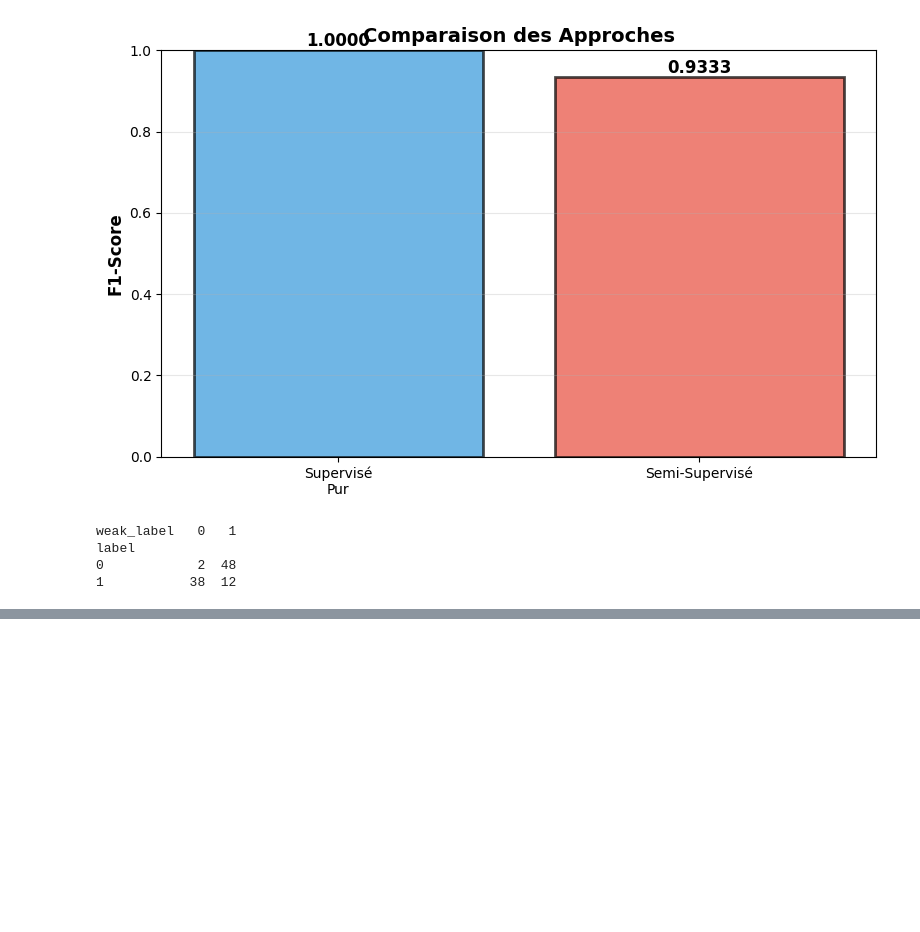
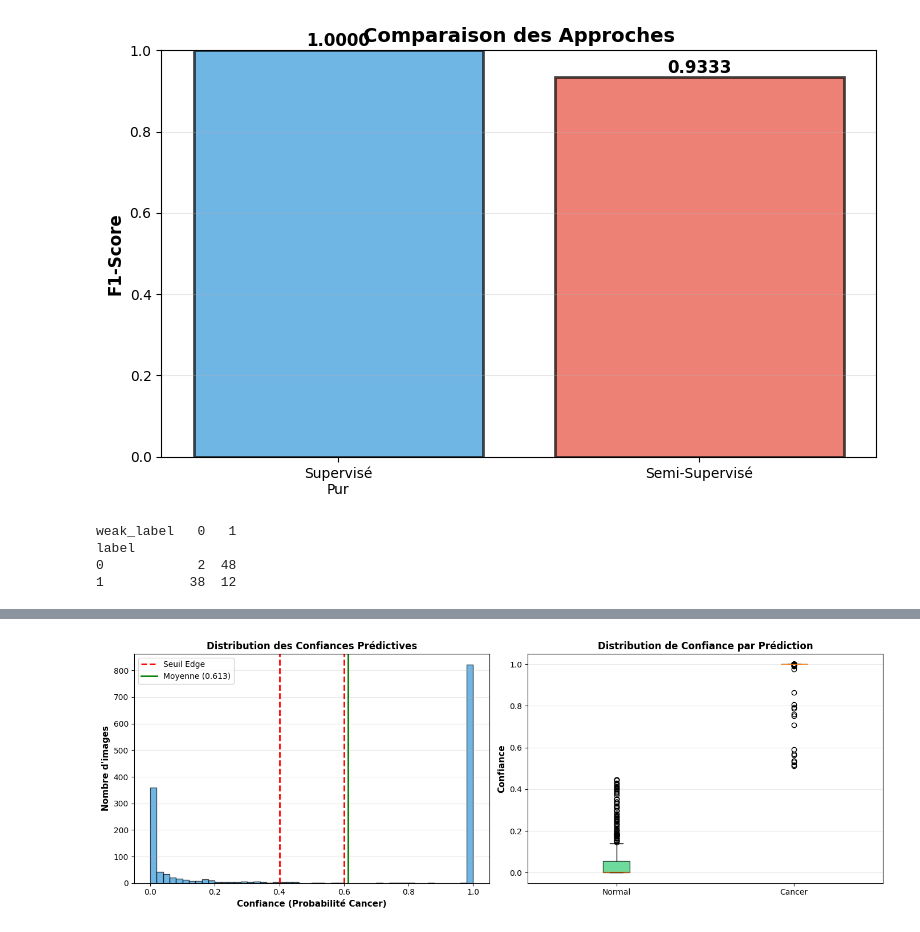
Before and after one commit to XavierCoulon/OC_P10_SSL_BrainScanAI, a Jupyter notebook: notebooks/04_semi_supervised_approach.ipynb, the cells around one changed output, grey strips where cells are left out. Cells and saved outputs as stored; diff of their text form; code cells hidden in the pictures; blank space fills up the shorter version.

Commit message:
add softmax prob

```diff
--- a/notebooks/04_semi_supervised_approach.ipynb
+++ b/notebooks/04_semi_supervised_approach.ipynb
@@ -297,3 +298,93 @@ weak_label   0   1
 label
 0            2  48
 1           38  12
+# %%
+## Analyse de l'Incertitude sur les Images Non-Labellisées
+
+# 1. On passe le modèle en mode évaluation
+model_semi.eval()
+confidences = []
+predictions = []
+
+print("Analyse de l'incertitude sur les 1 406 images non-labellisées...")
+
+with torch.no_grad():
+    # On parcourt le loader des images non labellisées (weak)
+    for images, _ in loader_weak:
+        images = images.to(device)
+        outputs = model_semi(images)
+
+        # On calcule les probabilités (Softmax)
+        probs = F.softmax(outputs, dim=1)
+
+        # On stocke les probabilités pour cancer et les prédictions
+        p_cancer = probs[:, 1]
+        preds = torch.argmax(outputs, dim=1)
+
+        confidences.extend(p_cancer.cpu().numpy())
+        predictions.extend(preds.cpu().numpy())
+
+confidences = np.array(confidences)
+predictions = np.array(predictions)
+
+# 2. Analyse statistique
+print("\n" + "="*60)
+print("STATISTIQUES DE CONFIANCE")
+print("="*60)
+print(f"Confiance moyenne : {confidences.mean():.4f}")
+print(f"Écart-type : {confidences.std():.4f}")
+print(f"Min - Max : [{confidences.min():.4f}, {confidences.max():.4f}]")
+
+# 3. Identification des cas "edge" (indécis)
+edge_threshold_low = 0.4
+edge_threshold_high = 0.6
+is_edge = (confidences > edge_threshold_low) & (confidences < edge_threshold_high)
+n_edge = is_edge.sum()
+
+print(f"\n📊 Cas 'Edge' (confiance entre {edge_threshold_low} et {edge_threshold_high})")
+print(f"   Nombre : {n_edge} images")
+print(f"   Proportion : {(n_edge/len(confidences))*100:.2f}% du dataset")
+
+# 4. Autres statistiques
+high_confidence = confidences > 0.8
+low_confidence = confidences < 0.2
+
+print(f"\n🔥 Très haute confiance (> 0.8) : {high_confidence.sum()} images ({high_confidence.sum()/len(confidences)*100:.2f}%)")
+print(f"❄️  Très basse confiance (< 0.2) : {low_confidence.sum()} images ({low_confidence.sum()/len(confidences)*100:.2f}%)")
+
+# 5. Distribution des prédictions
+n_normal = (predictions == 0).sum()
+n_cancer = (predictions == 1).sum()
+print(f"\n📌 Distribution des prédictions sur images non-labellisées :")
+print(f"   Normal : {n_normal} ({n_normal/len(predictions)*100:.2f}%)")
+print(f"   Cancer : {n_cancer} ({n_cancer/len(predictions)*100:.2f}%)")
+
+# 6. Visualisation
+fig, axes = plt.subplots(1, 2, figsize=(14, 5))
+
+# Histogram de confiance
+axes[0].hist(confidences, bins=50, color='#3498db', alpha=0.7, edgecolor='black')
+axes[0].axvline(edge_threshold_low, color='red', linestyle='--', linewidth=2, label='Seuil Edge')
+axes[0].axvline(edge_threshold_high, color='red', linestyle='--', linewidth=2)
+axes[0].axvline(confidences.mean(), color='green', linestyle='-', linewidth=2, label=f'Moyenne ({confidences.mean():.3f})')
+axes[0].set_xlabel("Confiance (Probabilité Cancer)", fontsize=11, fontweight='bold')
+axes[0].set_ylabel("Nombre d'images", fontsize=11, fontweight='bold')
+axes[0].set_title("Distribution des Confiances Prédictives", fontsize=12, fontweight='bold')
+axes[0].legend()
+axes[0].grid(axis='y', alpha=0.3)
+
+# Box plot par classe prédite
+data_by_pred = [confidences[predictions == 0], confidences[predictions == 1]]
+bp = axes[1].boxplot(data_by_pred, labels=['Normal', 'Cancer'], patch_artist=True)
+for patch, color in zip(bp['boxes'], ['#2ecc71', '#e74c3c']):
+    patch.set_facecolor(color)
+    patch.set_alpha(0.7)
+axes[1].set_ylabel("Confiance", fontsize=11, fontweight='bold')
+axes[1].set_title("Distribution de Confiance par Prédiction", fontsize=12, fontweight='bold')
+axes[1].grid(axis='y', alpha=0.3)
+
+plt.tight_layout()
+plt.show()
+
+print("\n✅ Analyse complétée !")
+# %% [output]
@@ -299,0 +410 @@ label
+[figure, added]
```
Also changed, not shown: parts of 2 cells of this notebook, 1 other file.
